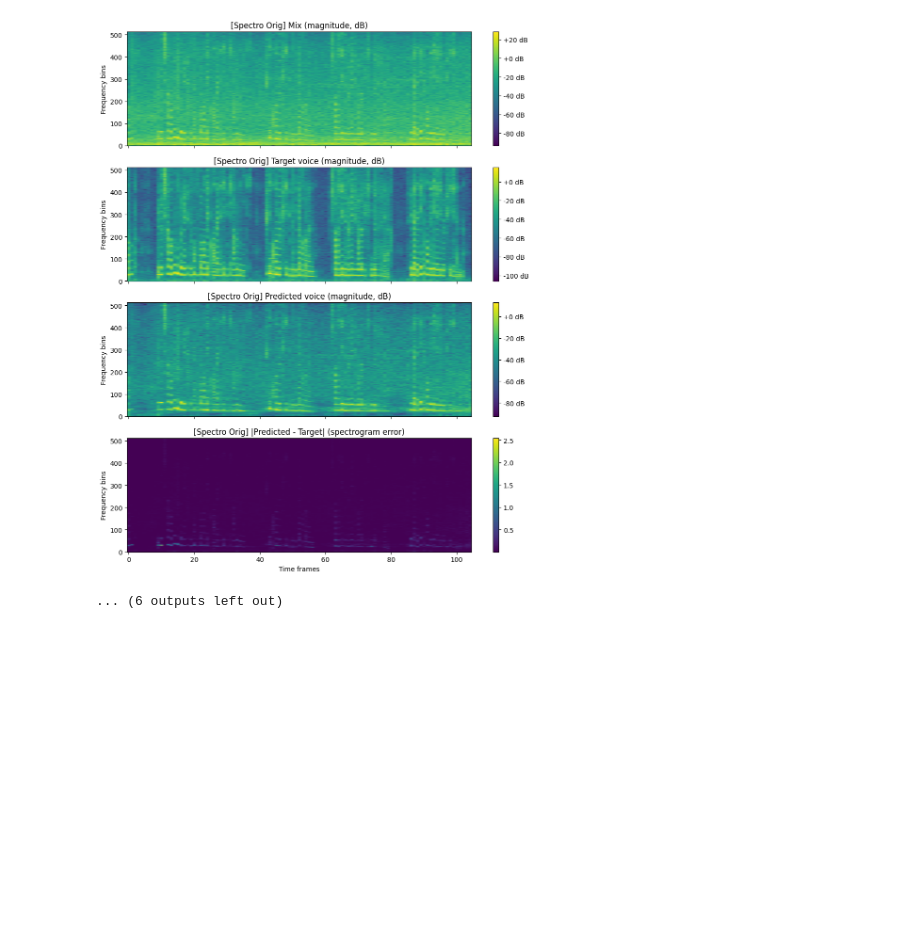
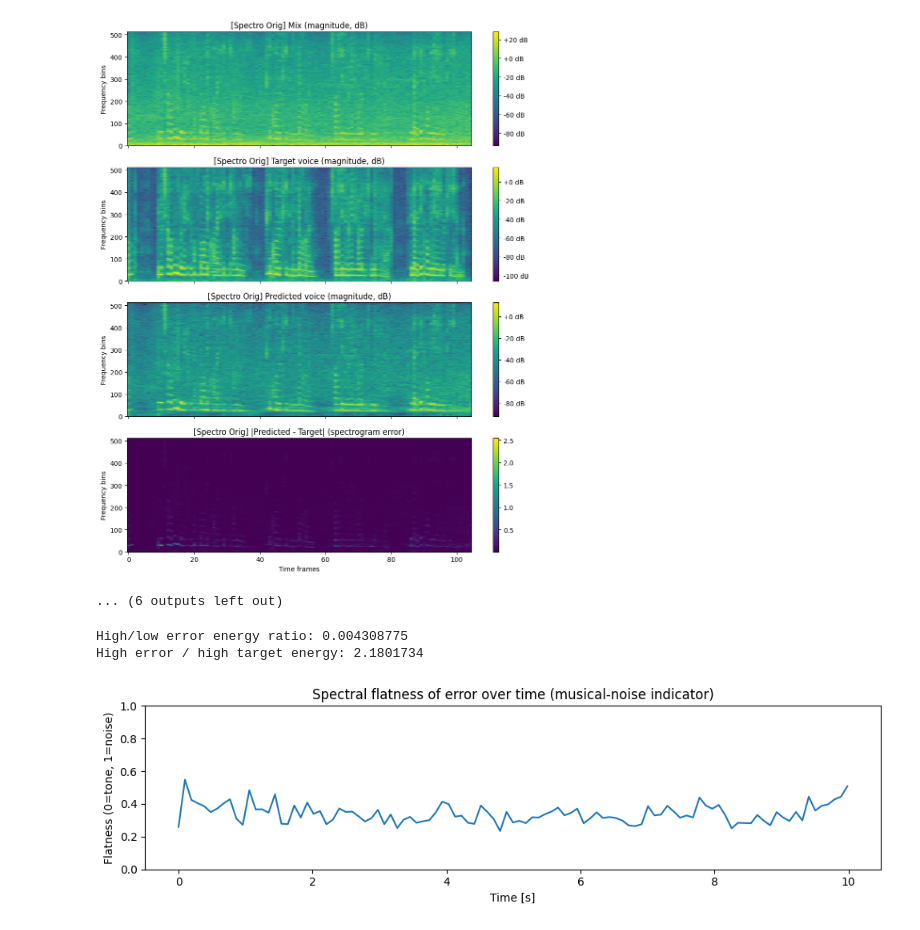
Before and after one commit to siemovit/audiosep, a Jupyter notebook: notebooks/qualitative_and_quantitative_analysis.ipynb, the cells around one changed output. Drawn from its saved outputs; the diff is of its cells as text; code cells hidden in the pictures; blank space fills up the shorter version.

```diff
--- a/notebooks/qualitative_and_quantitative_analysis.ipynb
+++ b/notebooks/qualitative_and_quantitative_analysis.ipynb
@@ -179,3 +179,47 @@ Spectral convergence: 3.5890e-01
 Log-spectral distance (RMS): 0.7435
 [figure]
 ... (6 outputs left out)
+# %%
+# 1) Band-wise error energy: is the error mostly high-frequency?
+S_err = np.abs(spec_err)  # (F, T)
+S_tgt = mag_target  # already abs
+
+# Define a split frequency, e.g. 2 kHz
+freqs = np.linspace(0, SR / 2, S_err.shape[0])
+split_hz = 2000
+split_bin = np.searchsorted(freqs, split_hz)
+
+low_err = np.sum(S_err[:split_bin] ** 2)
+high_err = np.sum(S_err[split_bin:] ** 2)
+low_tgt = np.sum(S_tgt[:split_bin] ** 2)
+high_tgt = np.sum(S_tgt[split_bin:] ** 2)
+
+print("High/low error energy ratio:", high_err / (low_err + 1e-8))
+print("High error / high target energy:", high_err / (high_tgt + 1e-8))
+
+# 2) Spectral flatness of the error (noise-likeness)
+#    Flatness ~1 → white-noise-like, ~0 → tone-like
+from scipy.stats import gmean
+
+flatness_per_frame = []
+for t in range(S_err.shape[1]):
+    mag_col = S_err[:, t] + 1e-8
+    flatness_per_frame.append(gmean(mag_col) / (np.mean(mag_col) + 1e-8))
+flatness_per_frame = np.array(flatness_per_frame)
+
+times = librosa.frames_to_time(
+    np.arange(len(flatness_per_frame)), sr=SR, hop_length=768
+)
+
+plt.figure(figsize=(10, 3))
+plt.plot(times, flatness_per_frame)
+plt.ylim(0, 1)
+plt.title("Spectral flatness of error over time (musical-noise indicator)")
+plt.xlabel("Time [s]")
+plt.ylabel("Flatness (0=tone, 1=noise)")
+plt.tight_layout()
+plt.show()
+# %% [output]
+High/low error energy ratio: 0.004308775
+High error / high target energy: 2.1801734
+[figure, added]
```
